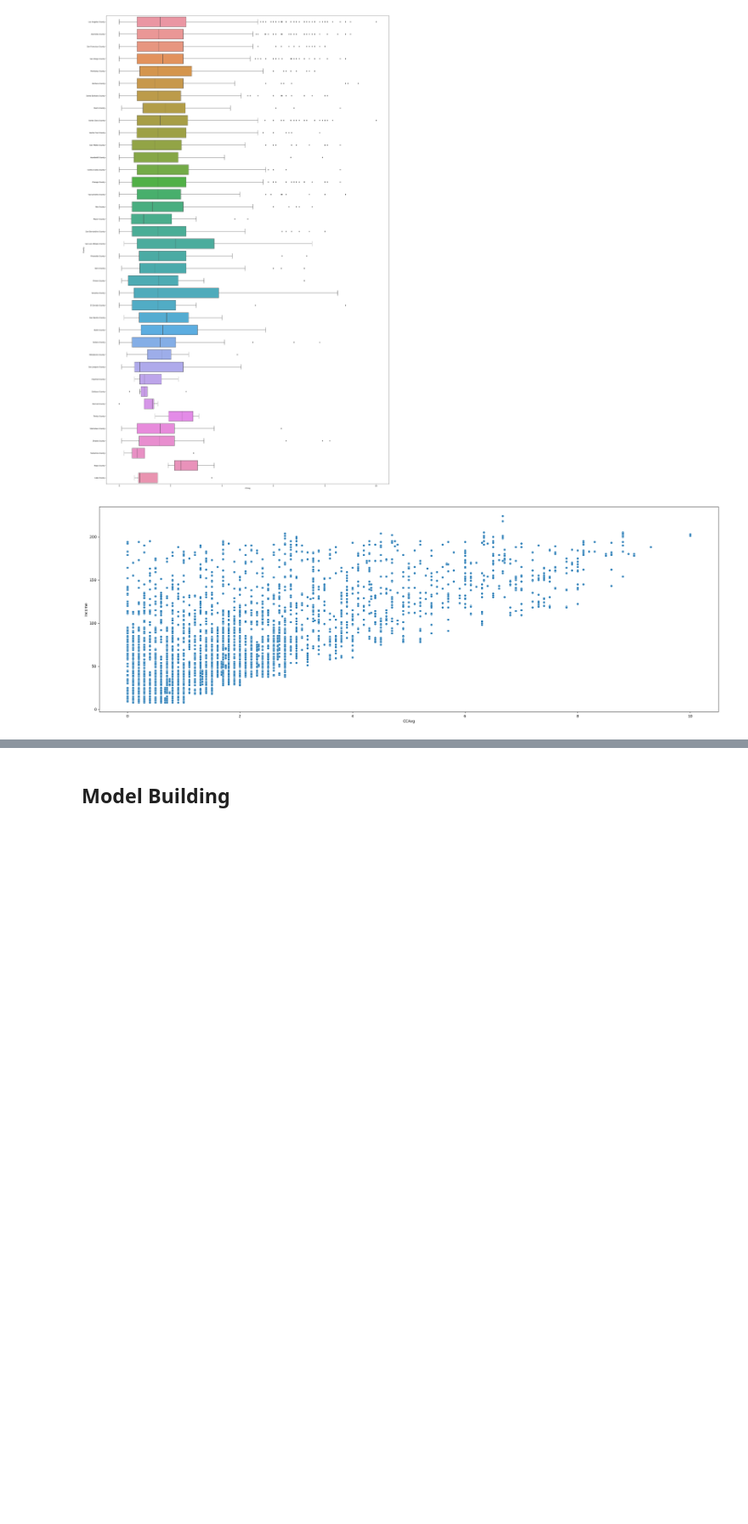
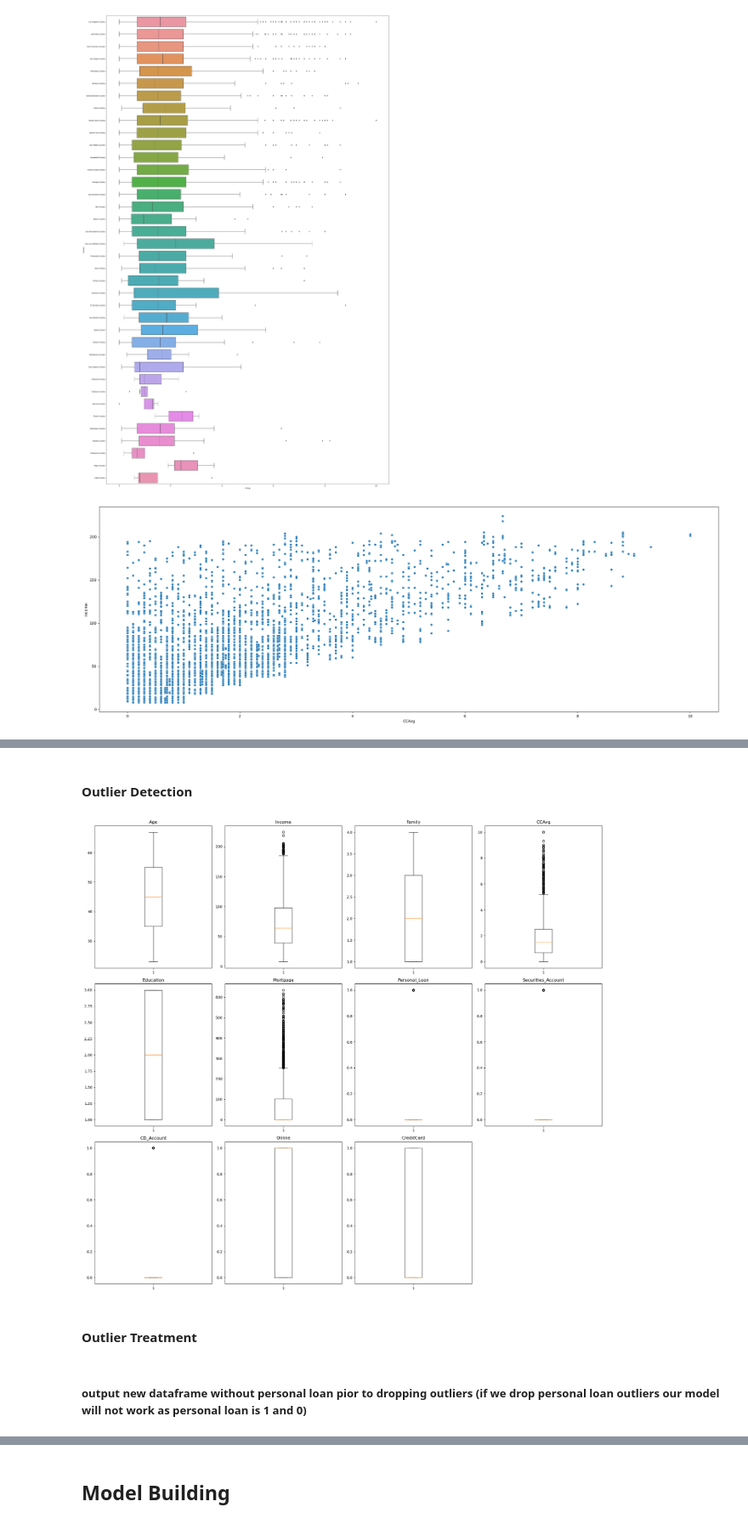
Before and after one commit to Drew75austin/Machine_Learning_Personal_Loan, a Jupyter notebook: SLC_Full_Code.ipynb, the cells around one changed output, grey strips where cells are left out. Shown at 85% size. Cells and saved outputs as stored; diff of their text form; code cells hidden in the pictures; blank space fills up the shorter version.

```diff
--- a/SLC_Full_Code.ipynb
+++ b/SLC_Full_Code.ipynb
@@ -601,0 +650,27 @@ plt.show()
+# %%
+
+# Drop the ZIP column before we start the next analysis
+Loan_Data.drop(columns=['ZIPCode'], inplace=True)
+
+# Drop the Experience as it's so correlated with age and will not add value
+Loan_Data.drop(columns=['Experience'], inplace=True)
+# Drop the State as it's all california
+Loan_Data.drop(columns=['State'], inplace=True)
+# %% [markdown]
+#### Outlier Detection
+# %%
+numerical_col = Loan_Data.select_dtypes(include=np.number).columns.tolist()
+
+plt.figure(figsize=(20, 30))
+
+for i, variable in enumerate(numerical_col):
+    plt.subplot(5, 4, i + 1)
+    plt.boxplot(Loan_Data[variable], whis=1.5)
+    plt.tight_layout()
+    plt.title(variable)
+
+plt.show()
+# %% [output]
+[figure, added]
+# %% [markdown]
+#### Outlier Treatment
@@ -601,0 +710,2 @@ plt.show()
+# %% [markdown]
+##### output new dataframe without personal loan pior to dropping outliers (if we drop personal loan outliers our model will not work as personal loan is 1 and 0)
```
Also changed, not shown: parts of 66 cells of this notebook, 2 other files.
